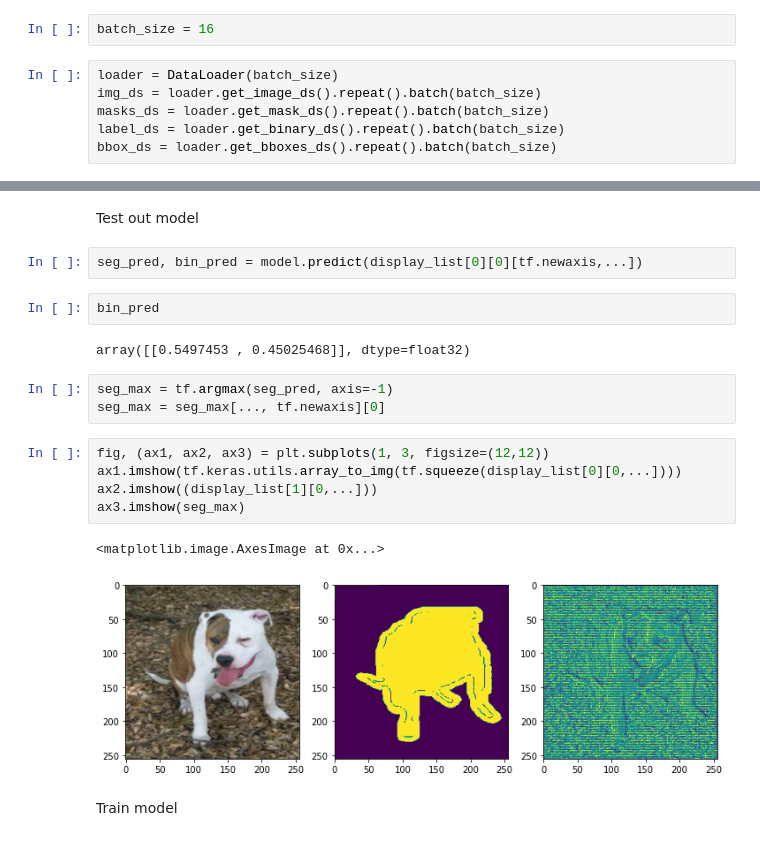
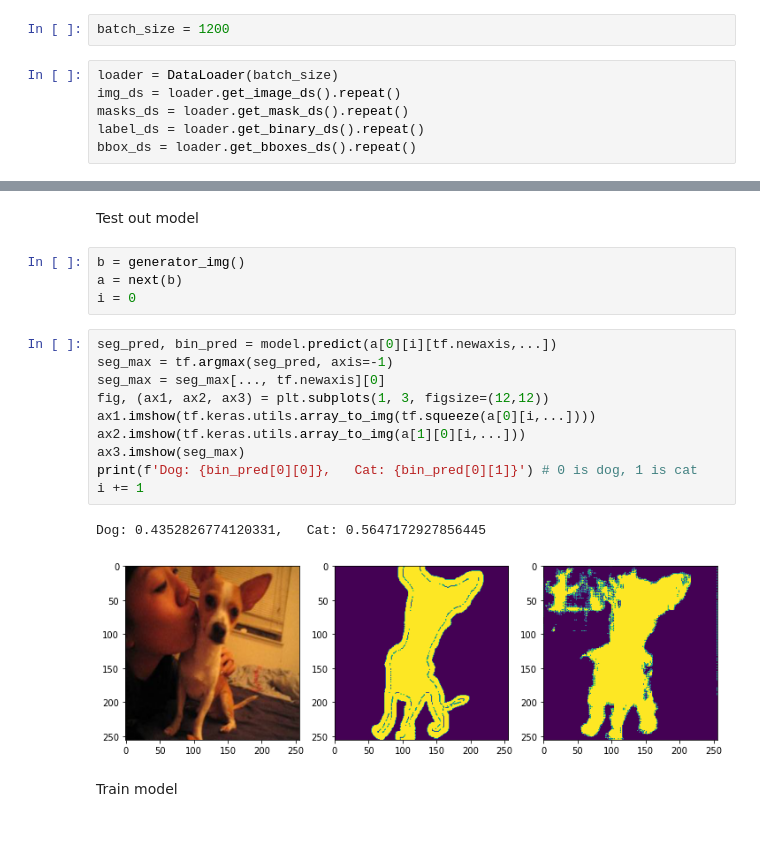
Before and after one commit to mazabdul7/intro_dl_cw2, a Jupyter notebook: train.ipynb, the cells around one changed output, grey strips where cells are left out. Cells and saved outputs as stored; diff of their text form.

Commit message:
fixed loader

```diff
--- a/train.ipynb
+++ b/train.ipynb
@@ -5,13 +11,13 @@ import numpy as np
 from utils.loader import DataLoader
 import matplotlib.pyplot as plt
 # %%
-batch_size = 16
+batch_size = 1200
 # %%
 loader = DataLoader(batch_size)
-img_ds = loader.get_image_ds().repeat().batch(batch_size)
-masks_ds = loader.get_mask_ds().repeat().batch(batch_size)
-label_ds = loader.get_binary_ds().repeat().batch(batch_size)
-bbox_ds = loader.get_bboxes_ds().repeat().batch(batch_size)
+img_ds = loader.get_image_ds().repeat()
+masks_ds = loader.get_mask_ds().repeat()
+label_ds = loader.get_binary_ds().repeat()
+bbox_ds = loader.get_bboxes_ds().repeat()
 # %%
 img_height, img_width, channels = list(img_ds.take(1))[0].shape[-3:]
 # %% [markdown]
@@ -157,23 +169,23 @@ Non-trainable params: 3,635,491
 __________________________________________________________________________________________________
 # %% [markdown]
 Test out model
-# %%
-seg_pred, bin_pred = model.predict(display_list[0][0][tf.newaxis,...])
-# %%
-bin_pred
-# %% [output]
-array([[0.5497453 , 0.45025468]], dtype=float32)
-# %%
-seg_max = tf.argmax(seg_pred, axis=-1)
-seg_max = seg_max[..., tf.newaxis][0]
+# %%
+b = generator_img()
+a = next(b)
+i = 0
 # %%
+seg_pred, bin_pred = model.predict(a[0][i][tf.newaxis,...])
+seg_max = tf.argmax(seg_pred, axis=-1)
+seg_max = seg_max[..., tf.newaxis][0]
 fig, (ax1, ax2, ax3) = plt.subplots(1, 3, figsize=(12,12))
-ax1.imshow(tf.keras.utils.array_to_img(tf.squeeze(display_list[0][0,...])))
-ax2.imshow((display_list[1][0,...]))
+ax1.imshow(tf.keras.utils.array_to_img(tf.squeeze(a[0][i,...])))
+ax2.imshow(tf.keras.utils.array_to_img(a[1][0][i,...]))
 ax3.imshow(seg_max)
+print(f'Dog: {bin_pred[0][0]},   Cat: {bin_pred[0][1]}') # 0 is dog, 1 is cat
+i += 1
 # %% [output]
-<matplotlib.image.AxesImage at 0x...>
+Dog: 0.4352826774120331,   Cat: 0.5647172927856445
-[figure, old version]
+[figure, new version]
 # %% [markdown]
 Train model
 # %%
```
Also changed, not shown: parts of 6 cells of this notebook, 1 other file.
